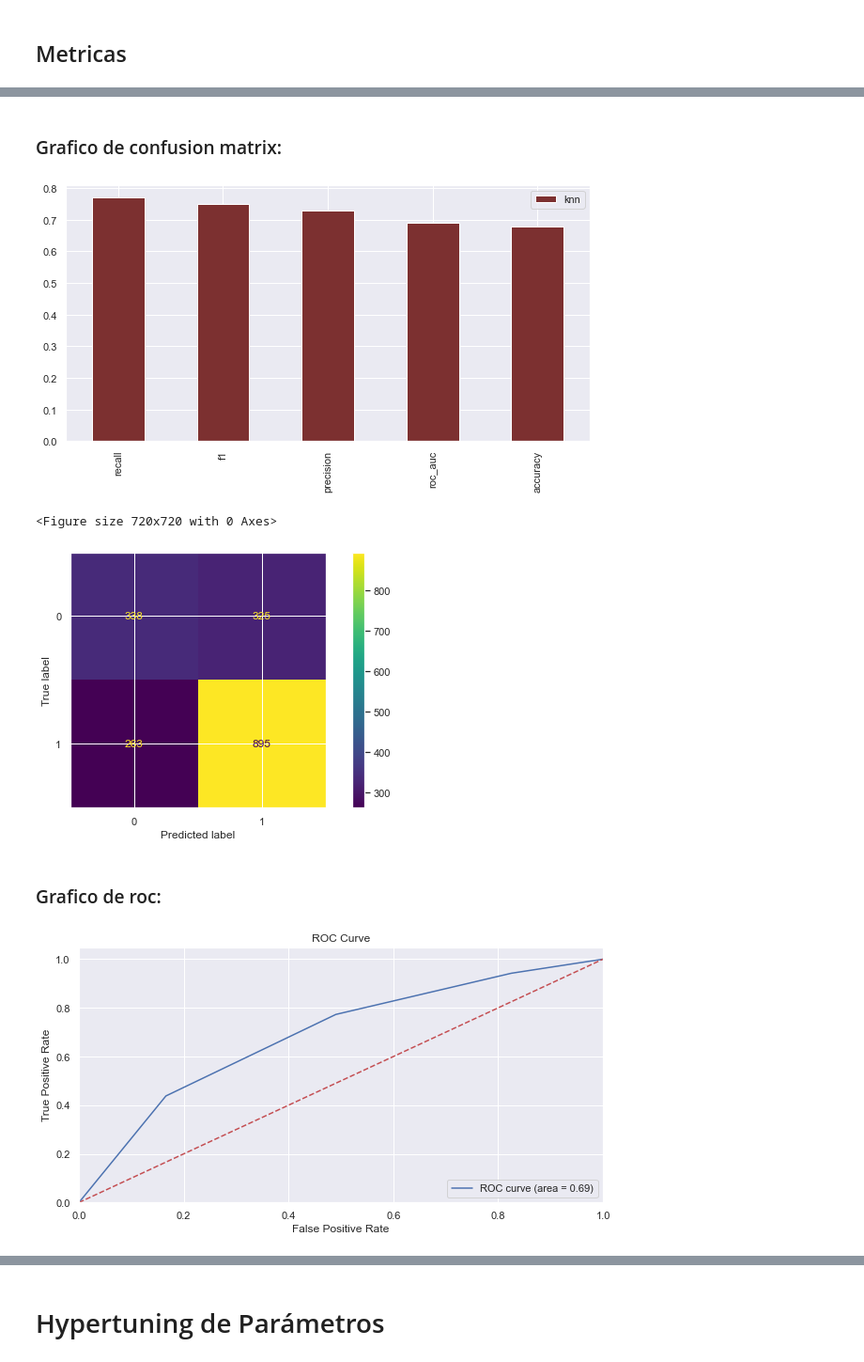
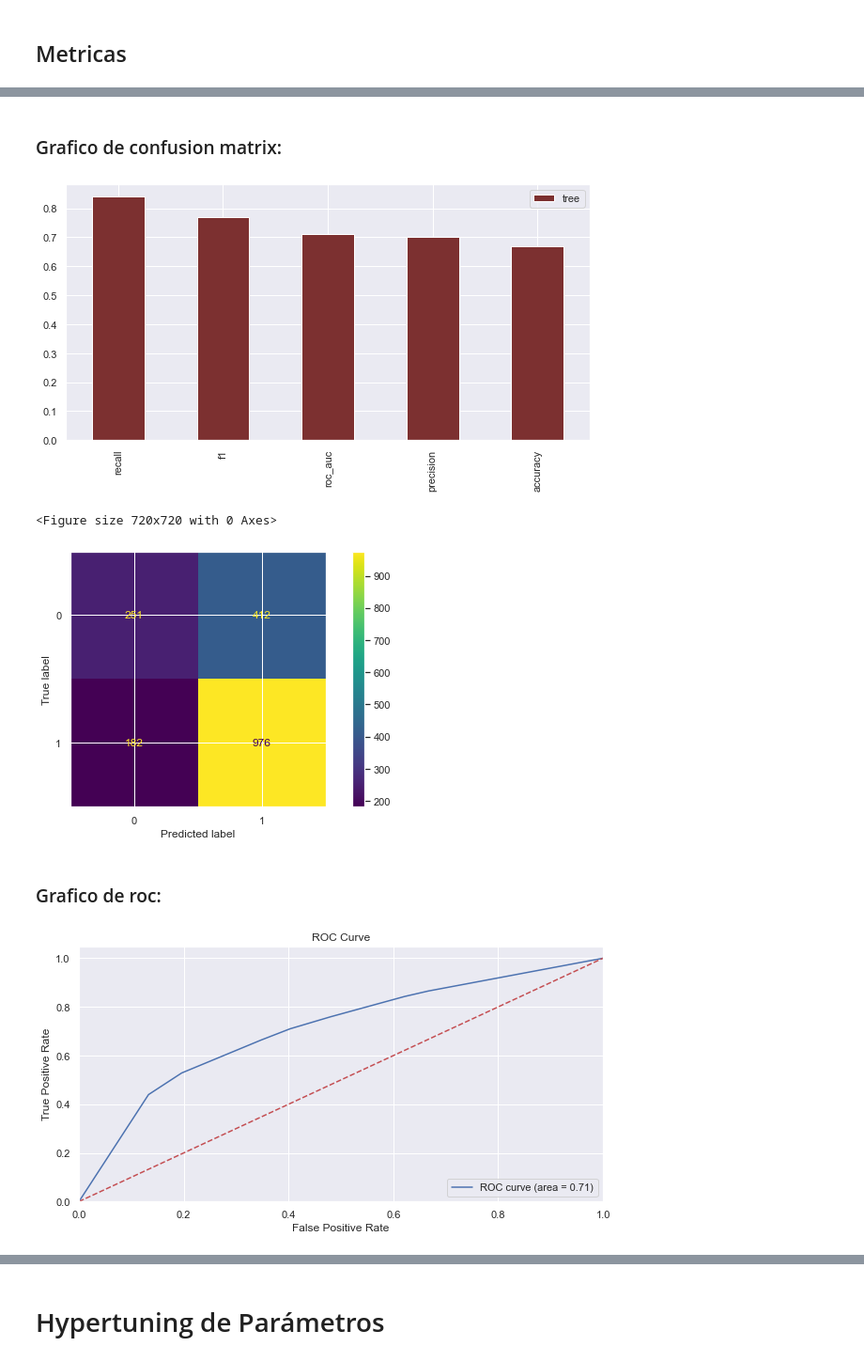
Before and after one commit to car-vigo/vinos-corderhouse, a Jupyter notebook: notebooks/4.1-modelo.tree.ipynb, the cells around one changed output, grey strips where cells are left out. Shown at 94% size. Cells and saved outputs as stored; diff of their text form; code cells hidden in the pictures.

```diff
--- a/notebooks/4.1-modelo.tree.ipynb
+++ b/notebooks/4.1-modelo.tree.ipynb
@@ -104,0 +82,4 @@ y_train_pred = knn.fit(X_train,y_train)
+# %%
+tree = DecisionTreeClassifier(max_depth=3, random_state = 42) #Creamos el modelo
+#Entrenamos el modelo
+tree.fit(X_train,y_train)
@@ -105,5 +88,6 @@ y_train_pred = knn.fit(X_train,y_train)
 # %%
-y_test_pred = knn.predict(X_test) #Prediccion en Test
+y_train_pred = tree.predict(X_train) #Prediccion en Train
+y_test_pred = tree.predict(X_test) #Prediccion en Test
 # %% [markdown]
 ## Metricas
 # %%
@@ -123,5 +107,5 @@ metrics
 # %%
-display_and_plot_all_metrics('knn', knn,X_test,y_test,y_test_pred)
+display_and_plot_all_metrics('tree', tree,X_test,y_test,y_test_pred)
 # %% [output]
 # Metricas:
 ### Metricas calculadas
@@ -130,6 +114,6 @@ display_and_plot_all_metrics('knn', knn,X_test,y_test,y_test_pred)
 ### Grafico de confusion matrix:
-[figure, old version]
+[figure, new version]
 <Figure size 720x720 with 0 Axes>
-[figure, old version]
+[figure, new version]
 ### Grafico de roc:
-[figure, old version]
+[figure, new version]
```
Also changed, not shown: parts of 31 cells of this notebook, 10 other files.
